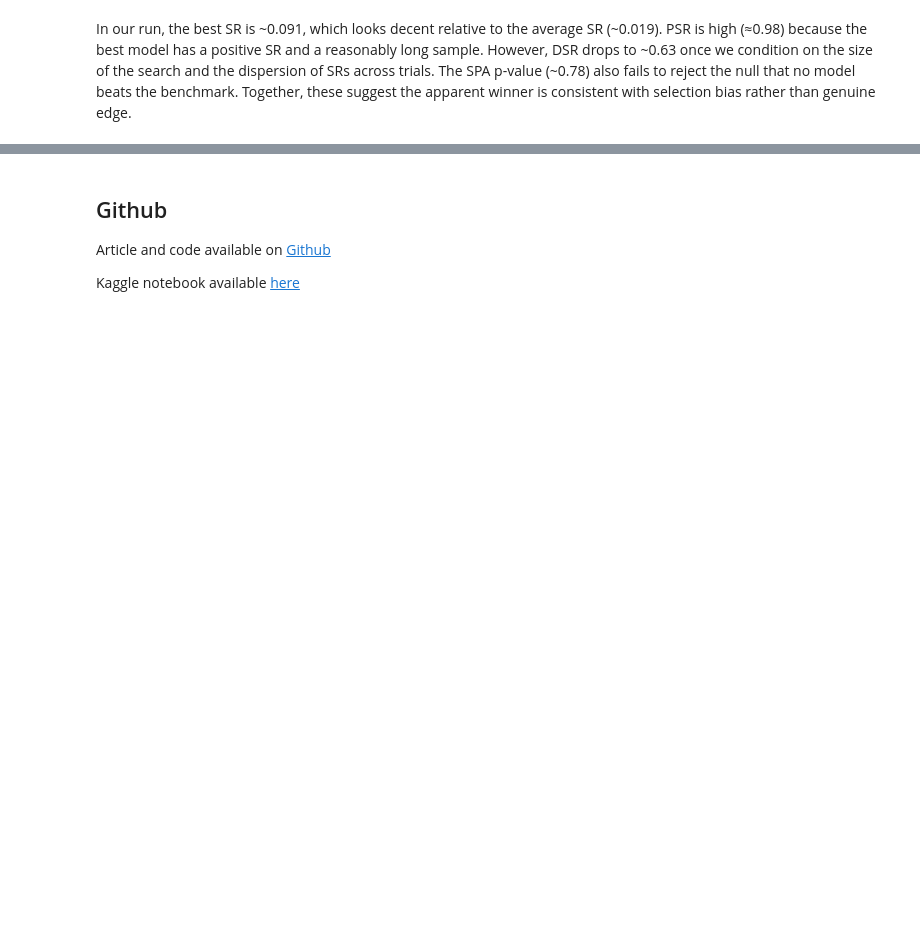
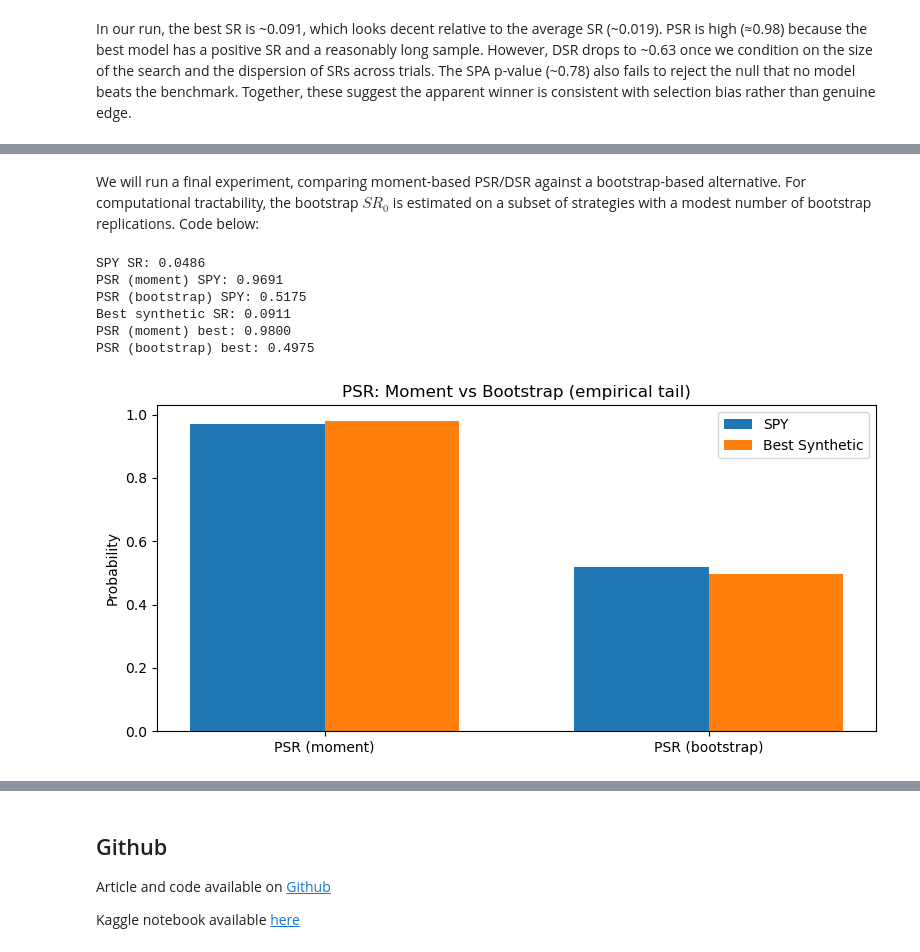
Before and after one commit to adamd1985/quant_research, a Jupyter notebook: portfolio_ml_trails_no_phacking_testing.ipynb, the cells around one changed output, grey strips where cells are left out. Drawn from its saved outputs; the diff is of its cells as text; code cells hidden in the pictures; blank space fills up the shorter version.

```diff
--- a/portfolio_ml_trails_no_phacking_testing.ipynb
+++ b/portfolio_ml_trails_no_phacking_testing.ipynb
@@ -689,0 +728,80 @@ In our run, the best SR is ~0.091, which looks decent relative to the average SR
+# %% [markdown]
+We will run a final experiment, comparing moment-based PSR/DSR against a bootstrap-based alternative. For computational tractability, the bootstrap $SR_0$ is estimated on a subset of strategies with a modest number of bootstrap replications. Code below:
+# %%
+def moment_psr(returns, sr_obs):
+    n = len(returns)
+    g3 = sample_skewness(returns)
+    g4 = sample_kurtosis(returns)
+    se = standard_error_sharpe(sr_obs, g3, g4, n)
+    return norm.sf(0.0, loc=sr_obs, scale=se)
+
+def stationary_bootstrap_sample(x, p, n, rng):
+    x = np.asarray(x)
+    m = len(x)
+    out = np.empty(n, dtype=float)
+    i = 0
+    while i < n:
+        start = rng.integers(0, m)
+        L = rng.geometric(p)
+        for j in range(L):
+            if i >= n:
+                break
+            out[i] = x[(start + j) % m]
+            i += 1
+    return out
+
+def bootstrap_sr_distribution(x, p, B=2000, seed=0):
+    rng = np.random.default_rng(seed)
+    n = len(x)
+    srs = np.empty(B)
+    for b in range(B):
+        xb = stationary_bootstrap_sample(x, p, n, rng)
+        srs[b] = compute_sr(xb)
+    return srs
+
+BOOT_P = 0.1
+BOOT_B = 2000
+
+# compute bootstrap SR distributions
+spy_boot_srs = bootstrap_sr_distribution(spy_returns, p=BOOT_P, B=BOOT_B, seed=42)
+best_boot_srs = bootstrap_sr_distribution(best_returns, p=BOOT_P, B=BOOT_B, seed=13)
+
+# empirical PSR from bootstrap tail probabilities
+psr_spy_boot_emp = (spy_boot_srs > sr_spy).mean()
+psr_best_boot_emp = (best_boot_srs > best_sr).mean()
+
+# moment PSR
+psr_spy_mom = moment_psr(spy_returns, sr_spy)
+psr_best_mom = moment_psr(best_returns, best_sr)
+
+print(f"SPY SR: {sr_spy:.4f}")
+print(f"PSR (moment) SPY: {psr_spy_mom:.4f}")
+print(f"PSR (bootstrap) SPY: {psr_spy_boot_emp:.4f}")
+
+print(f"Best synthetic SR: {best_sr:.4f}")
+print(f"PSR (moment) best: {psr_best_mom:.4f}")
+print(f"PSR (bootstrap) best: {psr_best_boot_emp:.4f}")
+
+# Plot comparison
+labels = ['PSR (moment)', 'PSR (bootstrap)']
+x = np.arange(len(labels))
+width = 0.35
+
+fig, ax = plt.subplots(figsize=(8, 4))
+ax.bar(x - width/2, [psr_spy_mom, psr_spy_boot_emp], width, label='SPY')
+ax.bar(x + width/2, [psr_best_mom, psr_best_boot_emp], width, label='Best Synthetic')
+ax.set_xticks(x)
+ax.set_xticklabels(labels)
+ax.set_ylabel('Probability')
+ax.set_title('PSR: Moment vs Bootstrap (empirical tail)')
+ax.legend()
+plt.tight_layout()
+plt.show()
+# %% [output]
+SPY SR: 0.0486
+PSR (moment) SPY: 0.9691
+PSR (bootstrap) SPY: 0.5175
+Best synthetic SR: 0.0911
+PSR (moment) best: 0.9800
+PSR (bootstrap) best: 0.4975
+[figure, added]
```
Also changed, not shown: parts of 9 cells of this notebook, 1 other file.
